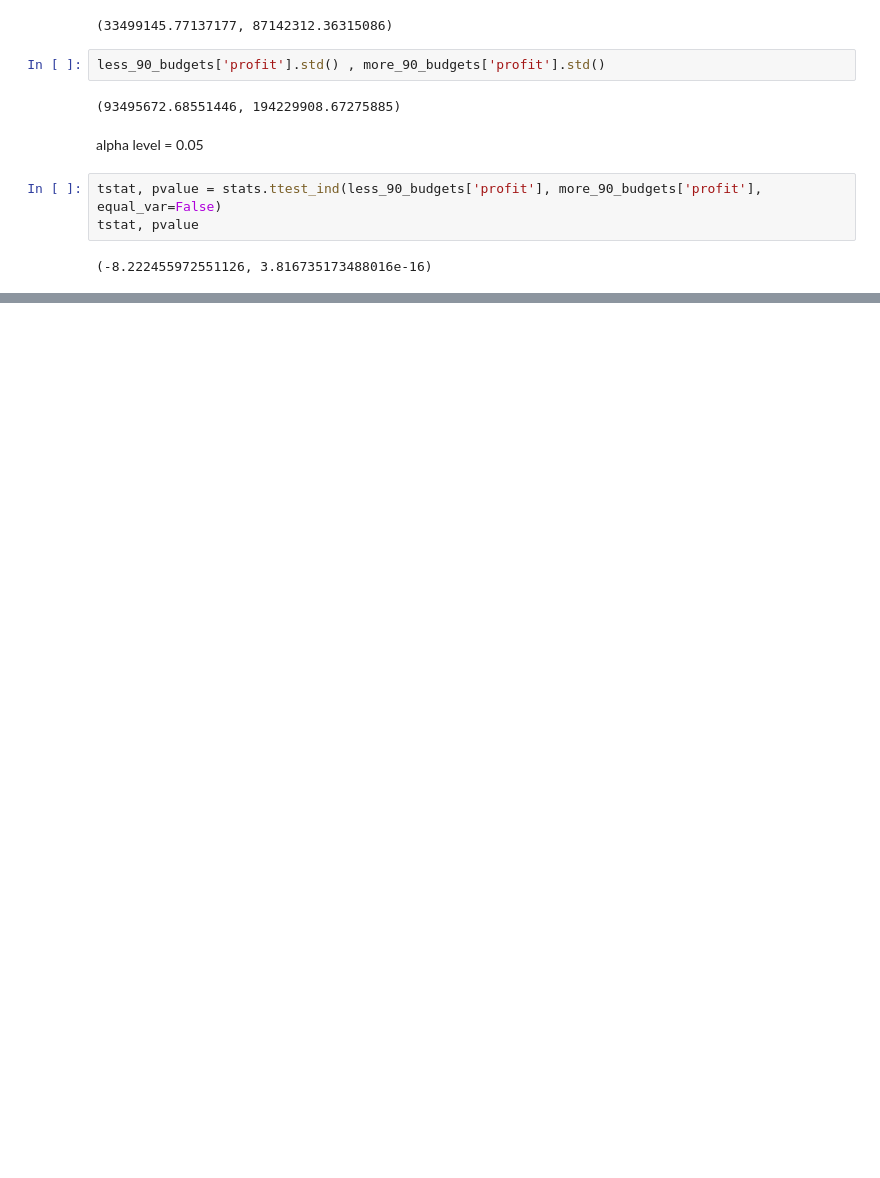
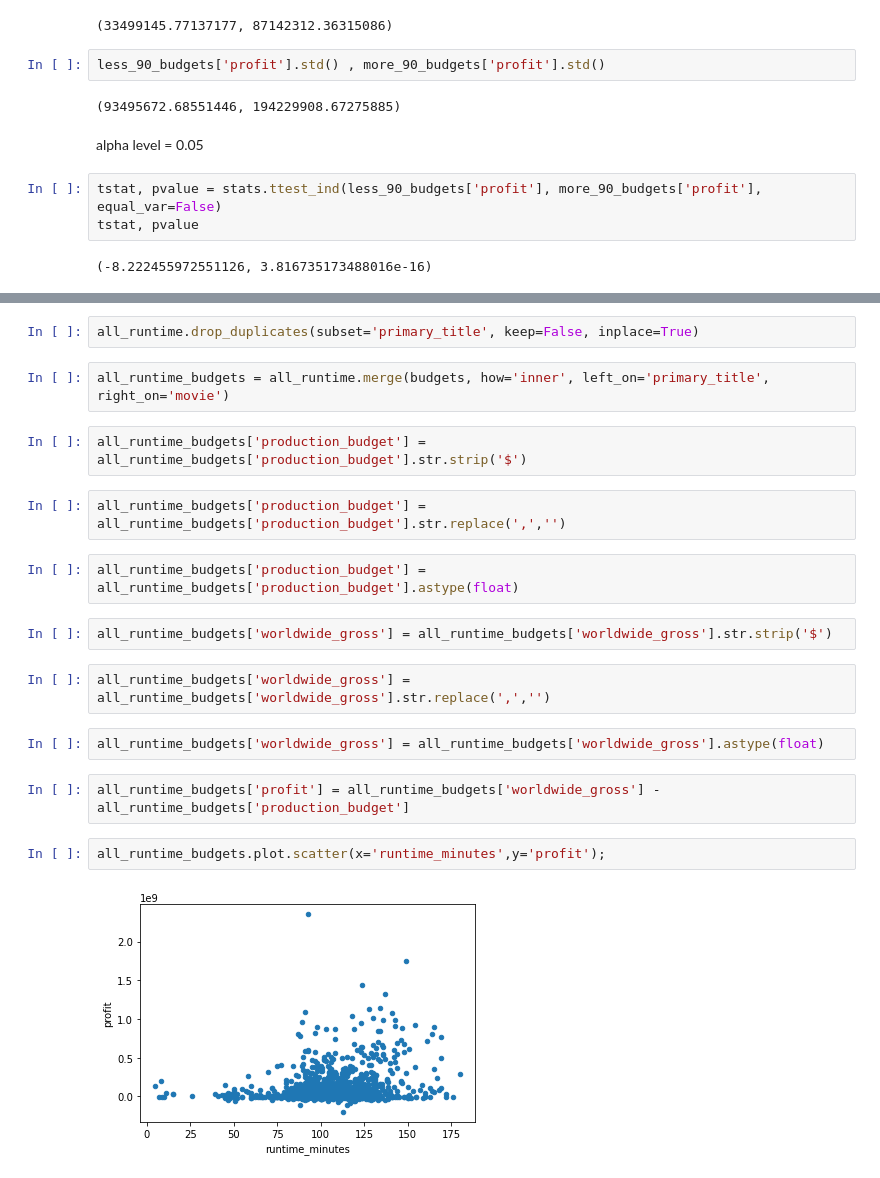
Before and after one commit to ramses02/Movies_Phase_2, a Jupyter notebook: ben_scratch_code.ipynb, the cells around one changed output, grey strips where cells are left out. Cells and saved outputs as stored; diff of their text form; blank space fills up the shorter version.

```diff
--- a/ben_scratch_code.ipynb
+++ b/ben_scratch_code.ipynb
@@ -567,0 +692,22 @@ tstat, pvalue
+# %%
+all_runtime.drop_duplicates(subset='primary_title', keep=False, inplace=True)
+# %%
+all_runtime_budgets = all_runtime.merge(budgets, how='inner', left_on='primary_title', right_on='movie')
+# %%
+all_runtime_budgets['production_budget'] = all_runtime_budgets['production_budget'].str.strip('$')
+# %%
+all_runtime_budgets['production_budget'] = all_runtime_budgets['production_budget'].str.replace(',','')
+# %%
+all_runtime_budgets['production_budget'] = all_runtime_budgets['production_budget'].astype(float)
+# %%
+all_runtime_budgets['worldwide_gross'] = all_runtime_budgets['worldwide_gross'].str.strip('$')
+# %%
+all_runtime_budgets['worldwide_gross'] = all_runtime_budgets['worldwide_gross'].str.replace(',','')
+# %%
+all_runtime_budgets['worldwide_gross'] = all_runtime_budgets['worldwide_gross'].astype(float)
+# %%
+all_runtime_budgets['profit'] = all_runtime_budgets['worldwide_gross'] - all_runtime_budgets['production_budget']
+# %%
+all_runtime_budgets.plot.scatter(x='runtime_minutes',y='profit');
+# %% [output]
+[figure, added]
```
Also changed, not shown: parts of 24 cells of this notebook.
